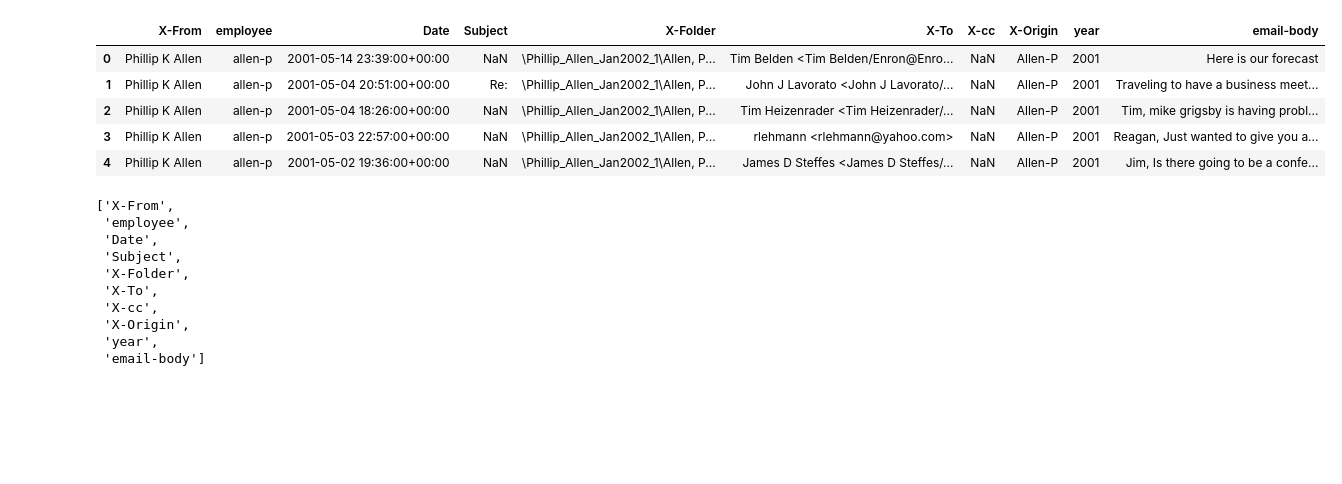
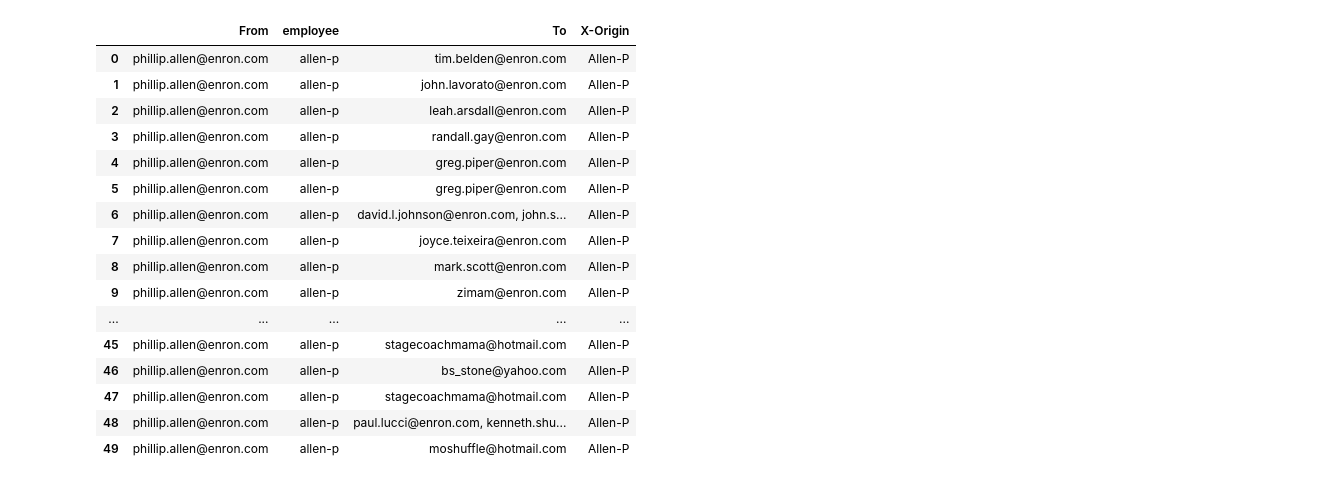
Before and after one commit to nedraki/Enron-Email, a Jupyter notebook: Network analytics.ipynb, the cells around one changed output. Drawn from its saved outputs; the diff is of its cells as text; code cells hidden in the pictures; blank space fills up the shorter version.

```diff
--- a/Network analytics.ipynb
+++ b/Network analytics.ipynb
@@ -7,28 +7,28 @@ from IPython.display import display
 import plotly.graph_objects as go
 import plotly.express as px
 # %%
-filepath = "Enron_Kaggle_dataset/Enron_2001.csv"
+filepath = "Enron_Kaggle_dataset/Enron_2001.csv" ### VErsion for testing code is running
+filepath = "Enron_Kaggle_dataset/email_data_updated.csv"
+
 # Read the data into a pandas dataframe called emails
 df = pd.read_csv(filepath)
 # %%
-df.head()
+df.head(50)
 # %% [output]
-|  | X-From | employee | Date | Subject | X-Folder | X-To | X-cc | X-Origin | year | email-body |
-| 0 | Phillip K Allen | allen-p | 2001-05-14 23:39:00+00:00 | NaN | \Phillip_Allen_Jan2002_1\Allen, P... | Tim Belden <Tim Belden/Enron@Enro... | NaN | Allen-P | 2001 | Here is our forecast |
-| 1 | Phillip K Allen | allen-p | 2001-05-04 20:51:00+00:00 | Re: | \Phillip_Allen_Jan2002_1\Allen, P... | John J Lavorato <John J Lavorato/... | NaN | Allen-P | 2001 | Traveling to have a business meet... |
-| 2 | Phillip K Allen | allen-p | 2001-05-04 18:26:00+00:00 | NaN | \Phillip_Allen_Jan2002_1\Allen, P... | Tim Heizenrader <Tim Heizenrader/... | NaN | Allen-P | 2001 | Tim, mike grigsby is having probl... |
-| 3 | Phillip K Allen | allen-p | 2001-05-03 22:57:00+00:00 | NaN | \Phillip_Allen_Jan2002_1\Allen, P... | rlehmann <rlehmann@yahoo.com> | NaN | Allen-P | 2001 | Reagan, Just wanted to give you a... |
-| 4 | Phillip K Allen | allen-p | 2001-05-02 19:36:00+00:00 | NaN | \Phillip_Allen_Jan2002_1\Allen, P... | James D Steffes <James D Steffes/... | NaN | Allen-P | 2001 | Jim, Is there going to be a confe... |
+|  | From | employee | To | X-Origin |
+| 0 | phillip.allen@enron.com | allen-p | tim.belden@enron.com | Allen-P |
+| 1 | phillip.allen@enron.com | allen-p | john.lavorato@enron.com | Allen-P |
+| 2 | phillip.allen@enron.com | allen-p | leah.arsdall@enron.com | Allen-P |
+| 3 | phillip.allen@enron.com | allen-p | randall.gay@enron.com | Allen-P |
+| 4 | phillip.allen@enron.com | allen-p | greg.piper@enron.com | Allen-P |
+| 5 | phillip.allen@enron.com | allen-p | greg.piper@enron.com | Allen-P |
+| 6 | phillip.allen@enron.com | allen-p | david.l.johnson@enron.com, john.s... | Allen-P |
+| 7 | phillip.allen@enron.com | allen-p | joyce.teixeira@enron.com | Allen-P |
+| 8 | phillip.allen@enron.com | allen-p | mark.scott@enron.com | Allen-P |
+| 9 | phillip.allen@enron.com | allen-p | zimam@enron.com | Allen-P |
+| ... | ... | ... | ... | ... |
+| 45 | phillip.allen@enron.com | allen-p | stagecoachmama@hotmail.com | Allen-P |
+| 46 | phillip.allen@enron.com | allen-p | bs_stone@yahoo.com | Allen-P |
+| 47 | phillip.allen@enron.com | allen-p | stagecoachmama@hotmail.com | Allen-P |
+| 48 | phillip.allen@enron.com | allen-p | paul.lucci@enron.com, kenneth.shu... | Allen-P |
+| 49 | phillip.allen@enron.com | allen-p | moshuffle@hotmail.com | Allen-P |
-# %%
-df.columns.to_list()
-# %% [output]
-['X-From',
- 'employee',
- 'Date',
- 'Subject',
- 'X-Folder',
- 'X-To',
- 'X-cc',
- 'X-Origin',
- 'year',
- 'email-body']
```
Also changed, not shown: parts of 35 cells of this notebook.
